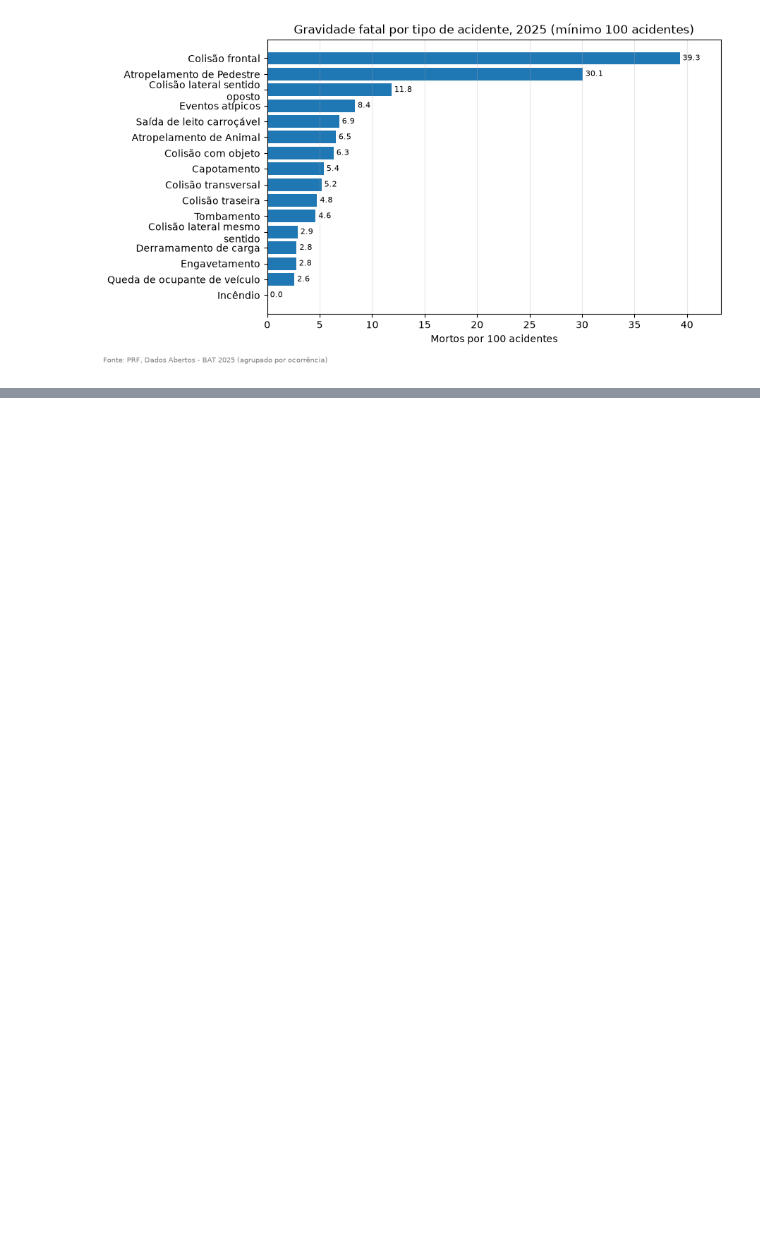
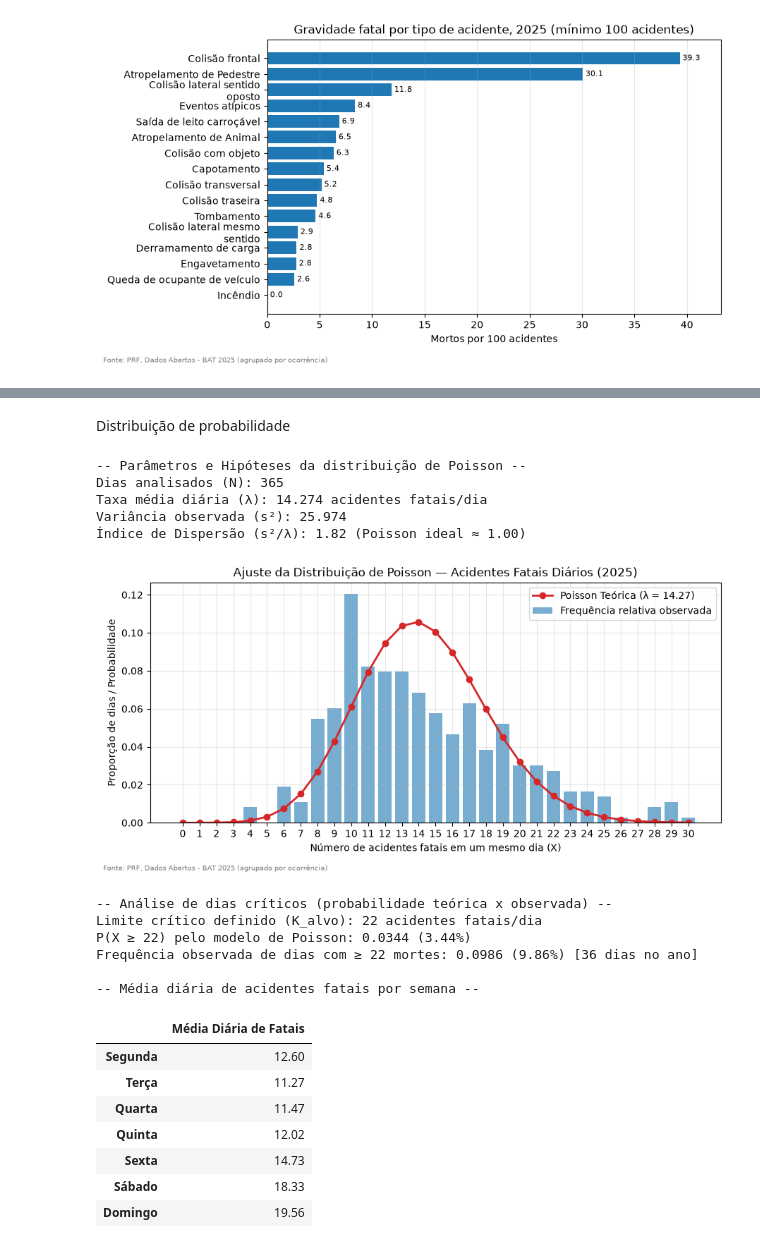
Before and after one commit to mariaeduardamazzini-beep/analise-acidentes-prf-2025, a Jupyter notebook: analise.ipynb, the cells around one changed output, grey strips where cells are left out. Cells and saved outputs as stored; diff of their text form; code cells hidden in the pictures; blank space fills up the shorter version.

Commit message:
Modelagem de probabilidade de poisson para acidentes fatais

```diff
--- a/analise.ipynb
+++ b/analise.ipynb
@@ -506,0 +581,78 @@ Como a quantidade de vítimas fatais varia entre os diferentes tipos de acidente
+# %% [markdown]
+Distribuição de probabilidade
+# %%
+# Distribuição de Poisson (Acidentes Fatais Diários)
+
+dias = pd.date_range("2025-01-01", "2025-12-31", freq="D")
+fatais_dia = (
+    df[df["com_vitima_fatal"] == 1]
+    .groupby("data")
+    .size()
+    .reindex(dias, fill_value=0)
+)
+
+lam = fatais_dia.mean()
+var = fatais_dia.var(ddof=1)
+razao_dispersao = var / lam
+
+print("-- Parâmetros e Hipóteses da distribuição de Poisson --")
+print(f"Dias analisados (N): {len(fatais_dia)}")
+print(f"Taxa média diária (λ): {lam:.3f} acidentes fatais/dia")
+print(f"Variância observada (s²): {var:.3f}")
+print(f"Índice de Dispersão (s²/λ): {razao_dispersao:.2f} (Poisson ideal ≈ 1.00)\n")
+
+ks = np.arange(0, int(fatais_dia.max()) + 1)
+obs = fatais_dia.value_counts().reindex(ks, fill_value=0) / len(fatais_dia)
+pmf = stats.poisson.pmf(ks, lam)
+
+fig, ax = plt.subplots(figsize=(9, 4.5))
+ax.bar(ks, obs.values, alpha=0.6, color="#1f77b4", label="Frequência relativa observada")
+ax.plot(ks, pmf, "o-", color="#d62728", lw=2, label=f"Poisson Teórica (λ = {lam:.2f})")
+
+ax.set_xlabel("Número de acidentes fatais em um mesmo dia (X)")
+ax.set_ylabel("Proporção de dias / Probabilidade")
+ax.set_title("Ajuste da Distribuição de Poisson — Acidentes Fatais Diários (2025)")
+ax.set_xticks(ks)
+ax.legend()
+
+salvar(fig, "poisson_fatais_dia")
+
+# Cálculo de probabilidade teórica e comparação empírica
+K_ALVO = int(np.ceil(lam + 2 * np.sqrt(lam)))
+P_modelo = stats.poisson.sf(K_ALVO - 1, lam)  #P(X >= K_ALVO)
+P_obs = (fatais_dia >= K_ALVO).mean()
+dias_criticos = int((fatais_dia >= K_ALVO).sum())
+
+print("-- Análise de dias críticos (probabilidade teórica x observada) --")
+print(f"Limite crítico definido (K_alvo): {K_ALVO} acidentes fatais/dia")
+print(f"P(X ≥ {K_ALVO}) pelo modelo de Poisson: {P_modelo:.4f} ({P_modelo * 100:.2f}%)")
+print(f"Frequência observada de dias com ≥ {K_ALVO} mortes: {P_obs:.4f} ({P_obs * 100:.2f}%) [{dias_criticos} dias no ano]\n")
+
+# Avaliação da hipótese de λ constante
+dias_nome = ["Segunda", "Terça", "Quarta", "Quinta", "Sexta", "Sábado", "Domingo"]
+medias_semana = fatais_dia.groupby(fatais_dia.index.day_of_week).mean().round(2)
+tab_semana = pd.DataFrame({"Média Diária de Fatais": medias_semana.values}, index=dias_nome)
+
+print("-- Média diária de acidentes fatais por semana --")
+display(tab_semana)
+# %% [output]
+-- Parâmetros e Hipóteses da distribuição de Poisson --
+Dias analisados (N): 365
+Taxa média diária (λ): 14.274 acidentes fatais/dia
+Variância observada (s²): 25.974
+Índice de Dispersão (s²/λ): 1.82 (Poisson ideal ≈ 1.00)
+[figure, added]
+-- Análise de dias críticos (probabilidade teórica x observada) --
+Limite crítico definido (K_alvo): 22 acidentes fatais/dia
+P(X ≥ 22) pelo modelo de Poisson: 0.0344 (3.44%)
+Frequência observada de dias com ≥ 22 mortes: 0.0986 (9.86%) [36 dias no ano]
+
+-- Média diária de acidentes fatais por semana --
+|  | Média Diária de Fatais |
+| Segunda | 12.60 |
+| Terça | 11.27 |
+| Quarta | 11.47 |
+| Quinta | 12.02 |
+| Sexta | 14.73 |
+| Sábado | 18.33 |
+| Domingo | 19.56 |
```
Also changed, not shown: parts of 3 cells of this notebook, 1 other file.
